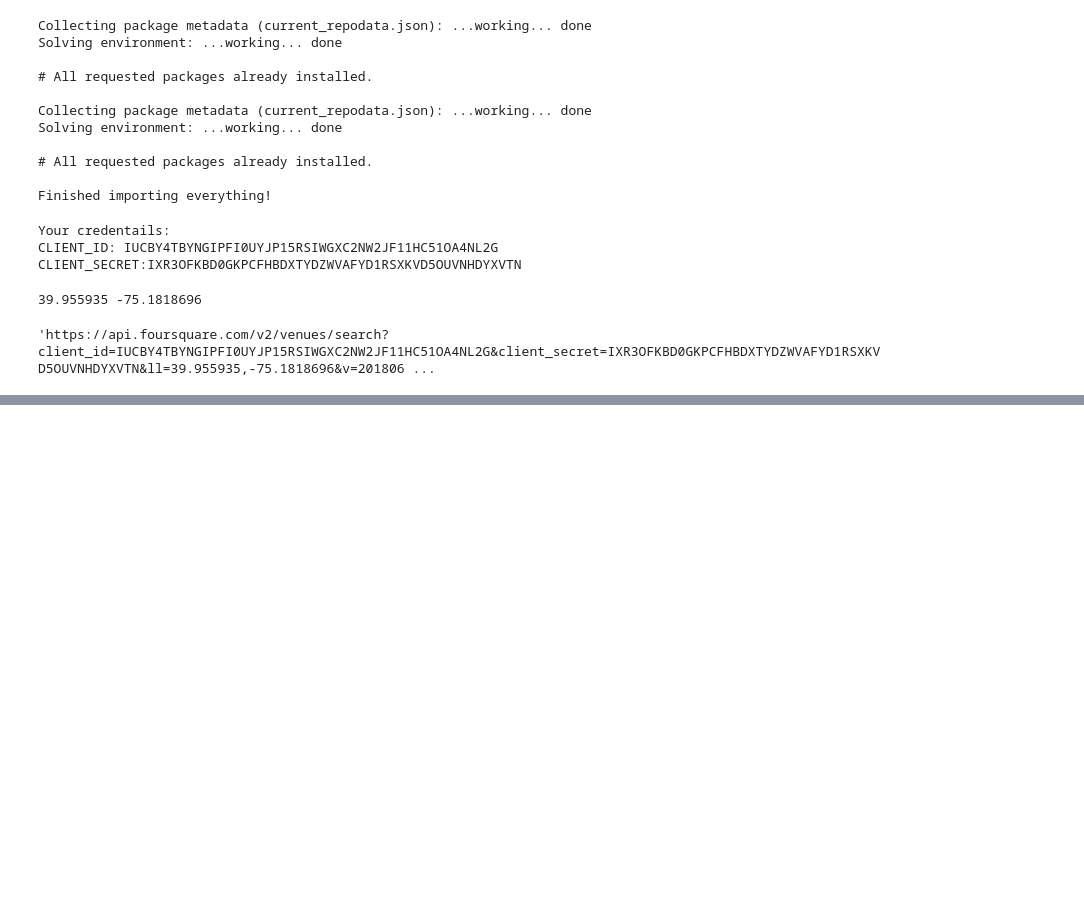
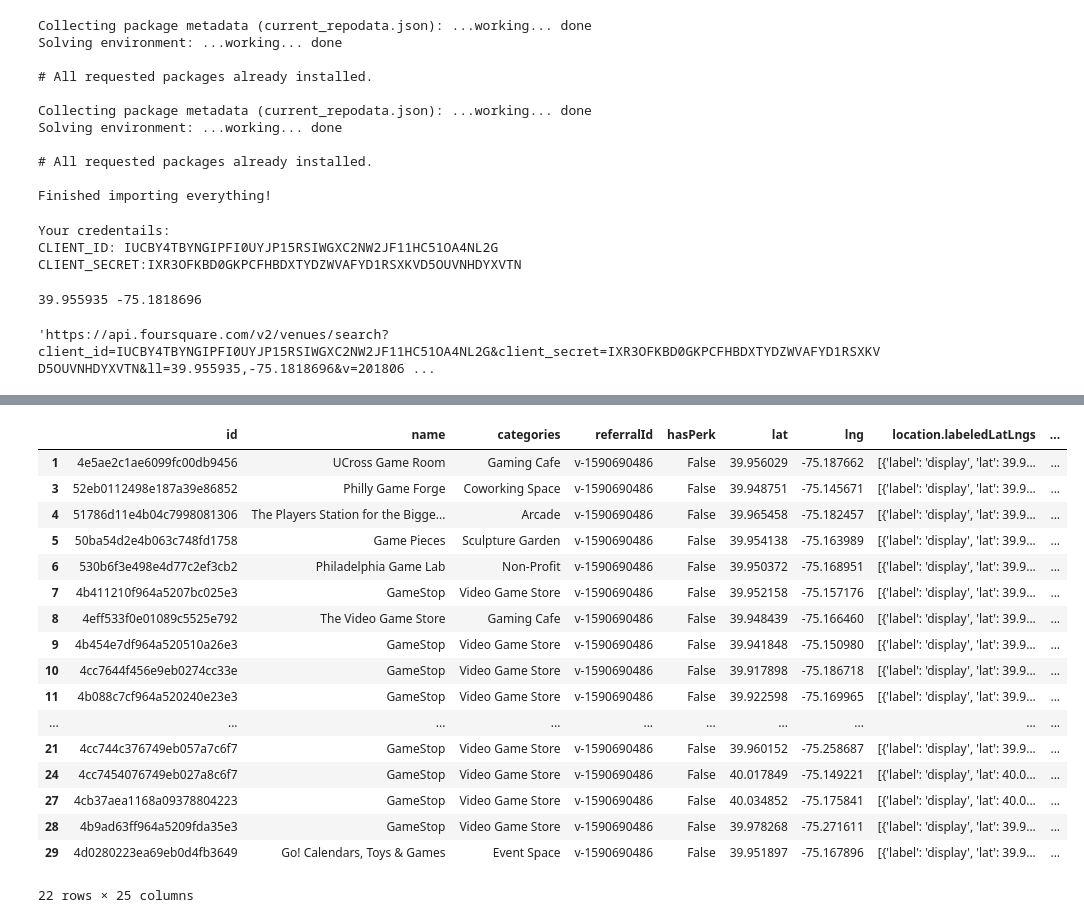
Before and after one commit to dsaltz/Coursera_Capstone, a Jupyter notebook: Capstone_Project_-_Battle_of_the_Neighborhoods.ipynb, the cells around one changed output, grey strips where cells are left out. Cells and saved outputs as stored; diff of their text form; code cells hidden in the pictures; blank space fills up the shorter version.

```diff
--- a/Capstone_Project_-_Battle_of_the_Neighborhoods.ipynb
+++ b/Capstone_Project_-_Battle_of_the_Neighborhoods.ipynb
@@ -167 +165,31 @@ dataframe_trucks.head(30)
+# %%
+# Drop exhibit, sculpture garden, art gallery (art), hunting establishments, unrelated restaurant,
+# "None" (all dupes and already accounted for), The Head Game (barber)
+dataframe_game = dataframe_game[dataframe_game.categories != 'Exhibit']
+dataframe_game = dataframe_game[dataframe_game.categories != 'Other Great Outdoors']
+dataframe_game = dataframe_game[dataframe_game.categories != 'Scultpture Garden']
+dataframe_game = dataframe_game[dataframe_game.categories != 'Art Gallery']
+dataframe_game = dataframe_game[dataframe_game.categories != 'Vegetarian / Vegan Restaurant']
+dataframe_game.dropna(subset=['categories'],inplace=True)
+dataframe_game = dataframe_game[dataframe_game.name != 'The Head Game']
+dataframe_game.head(50)
+# %% [output]
+|  | id | name | categories | referralId | hasPerk | lat | lng | location.labeledLatLngs | ... |
+| 1 | 4e5ae2c1ae6099fc00db9456 | UCross Game Room | Gaming Cafe | v-1590690486 | False | 39.956029 | -75.187662 | [{'label': 'display', 'lat': 39.9... | ... |
+| 3 | 52eb0112498e187a39e86852 | Philly Game Forge | Coworking Space | v-1590690486 | False | 39.948751 | -75.145671 | [{'label': 'display', 'lat': 39.9... | ... |
+| 4 | 51786d11e4b04c7998081306 | The Players Station for the Bigge... | Arcade | v-1590690486 | False | 39.965458 | -75.182457 | [{'label': 'display', 'lat': 39.9... | ... |
+| 5 | 50ba54d2e4b063c748fd1758 | Game Pieces | Sculpture Garden | v-1590690486 | False | 39.954138 | -75.163989 | [{'label': 'display', 'lat': 39.9... | ... |
+| 6 | 530b6f3e498e4d77c2ef3cb2 | Philadelphia Game Lab | Non-Profit | v-1590690486 | False | 39.950372 | -75.168951 | [{'label': 'display', 'lat': 39.9... | ... |
+| 7 | 4b411210f964a5207bc025e3 | GameStop | Video Game Store | v-1590690486 | False | 39.952158 | -75.157176 | [{'label': 'display', 'lat': 39.9... | ... |
+| 8 | 4eff533f0e01089c5525e792 | The Video Game Store | Gaming Cafe | v-1590690486 | False | 39.948439 | -75.166460 | [{'label': 'display', 'lat': 39.9... | ... |
+| 9 | 4b454e7df964a520510a26e3 | GameStop | Video Game Store | v-1590690486 | False | 39.941848 | -75.150980 | [{'label': 'display', 'lat': 39.9... | ... |
+| 10 | 4cc7644f456e9eb0274cc33e | GameStop | Video Game Store | v-1590690486 | False | 39.917898 | -75.186718 | [{'label': 'display', 'lat': 39.9... | ... |
+| 11 | 4b088c7cf964a520240e23e3 | GameStop | Video Game Store | v-1590690486 | False | 39.922598 | -75.169965 | [{'label': 'display', 'lat': 39.9... | ... |
+| ... | ... | ... | ... | ... | ... | ... | ... | ... | ... |
+| 21 | 4cc744c376749eb057a7c6f7 | GameStop | Video Game Store | v-1590690486 | False | 39.960152 | -75.258687 | [{'label': 'display', 'lat': 39.9... | ... |
+| 24 | 4cc7454076749eb027a8c6f7 | GameStop | Video Game Store | v-1590690486 | False | 40.017849 | -75.149221 | [{'label': 'display', 'lat': 40.0... | ... |
+| 27 | 4cb37aea1168a09378804223 | GameStop | Video Game Store | v-1590690486 | False | 40.034852 | -75.175841 | [{'label': 'display', 'lat': 40.0... | ... |
+| 28 | 4b9ad63ff964a5209fda35e3 | GameStop | Video Game Store | v-1590690486 | False | 39.978268 | -75.271611 | [{'label': 'display', 'lat': 39.9... | ... |
+| 29 | 4d0280223ea69eb0d4fb3649 | Go! Calendars, Toys & Games | Event Space | v-1590690486 | False | 39.951897 | -75.167896 | [{'label': 'display', 'lat': 39.9... | ... |
+22 rows × 25 columns
 # %%
```
Also changed, not shown: parts of 11 cells of this notebook, 1 other file.
